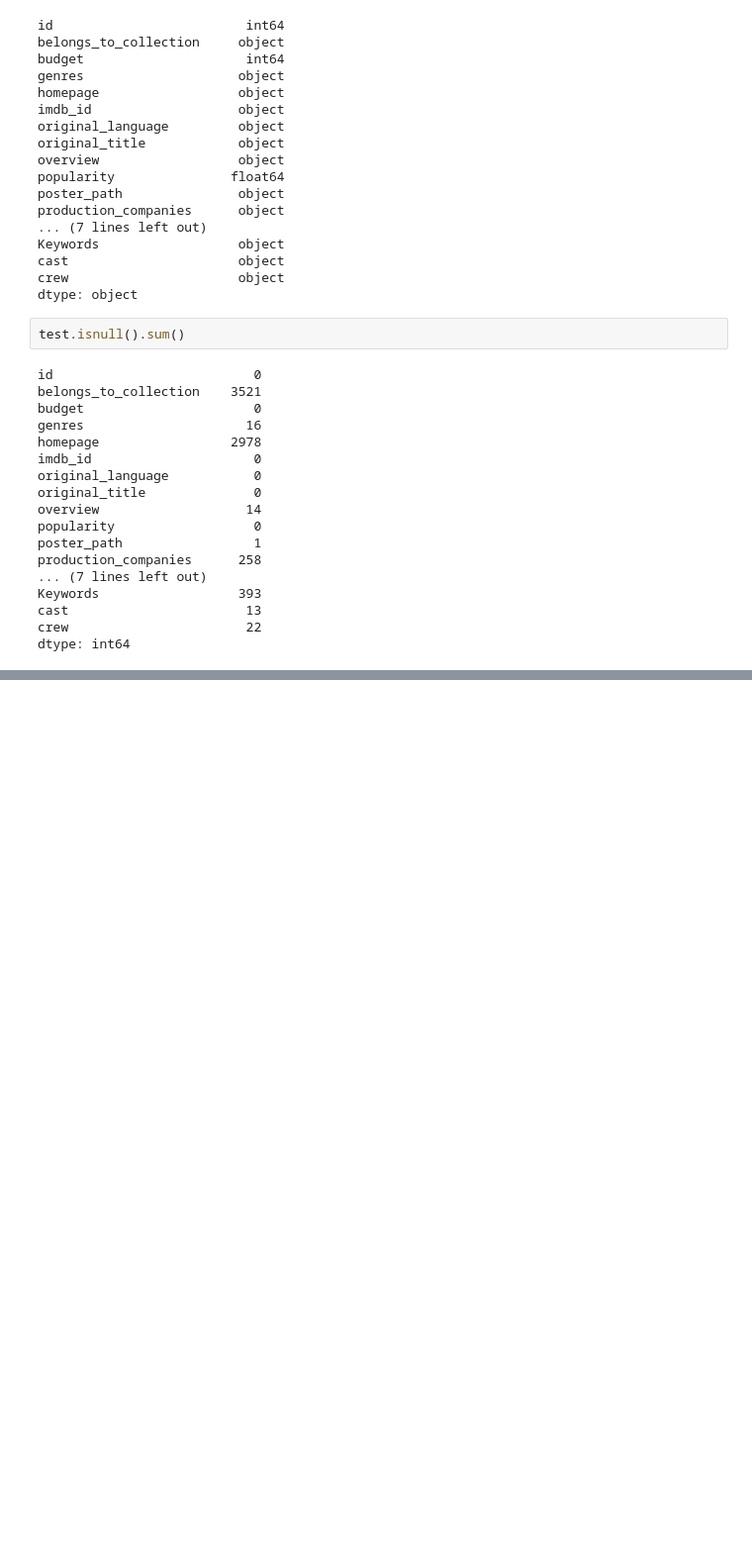
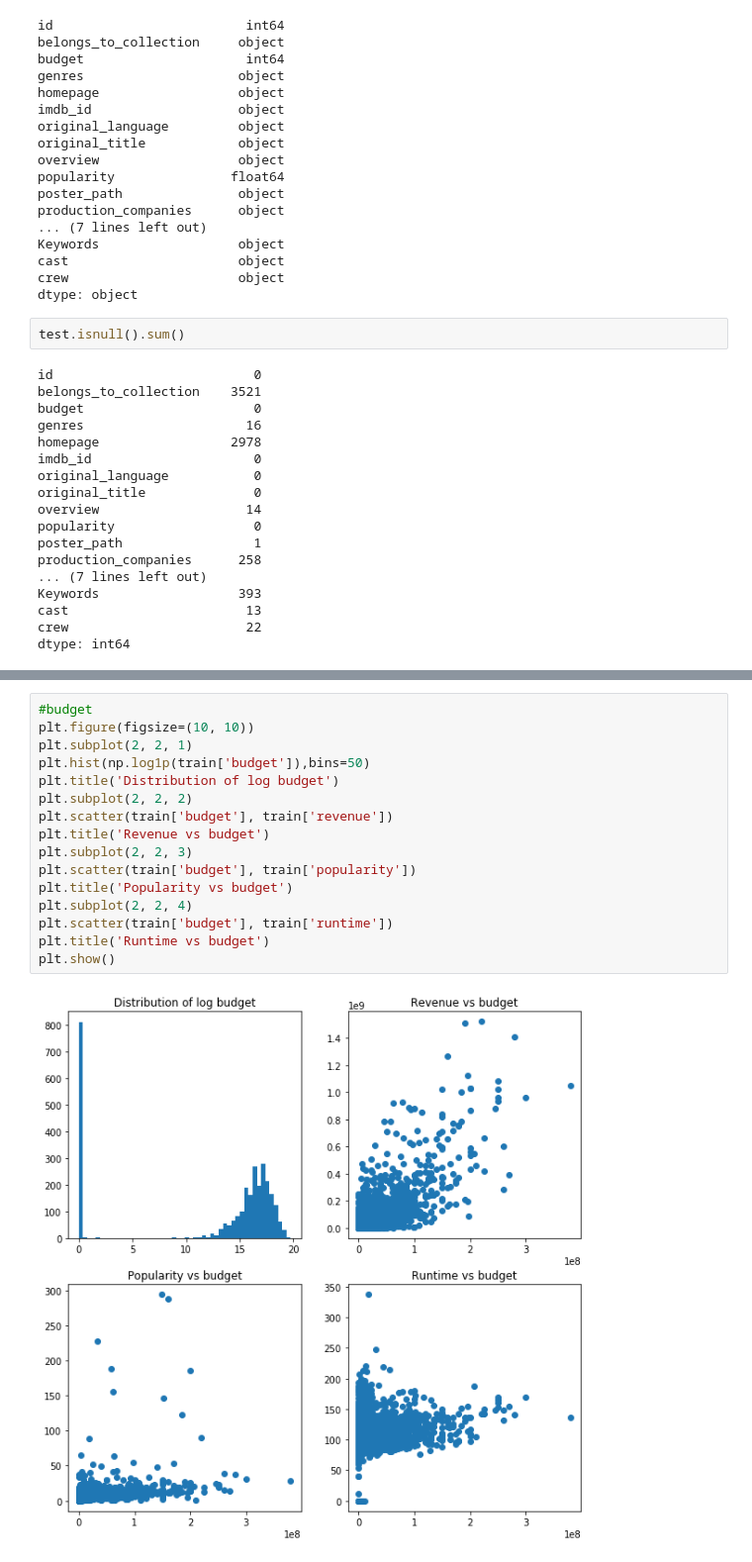
Before and after one commit to qiaozhi9092/tmdb_box_office_prediction, a Jupyter notebook: tmdb.ipynb, the cells around one changed output, grey strips where cells are left out. Shown at 99% size. Cells and saved outputs as stored; diff of their text form; blank space fills up the shorter version.

```diff
--- a/tmdb.ipynb
+++ b/tmdb.ipynb
@@ -147,0 +277,18 @@ dtype: int64
+# %%
+#budget
+plt.figure(figsize=(10, 10))
+plt.subplot(2, 2, 1)
+plt.hist(np.log1p(train['budget']),bins=50)
+plt.title('Distribution of log budget')
+plt.subplot(2, 2, 2)
+plt.scatter(train['budget'], train['revenue'])
+plt.title('Revenue vs budget')
+plt.subplot(2, 2, 3)
+plt.scatter(train['budget'], train['popularity'])
+plt.title('Popularity vs budget')
+plt.subplot(2, 2, 4)
+plt.scatter(train['budget'], train['runtime'])
+plt.title('Runtime vs budget')
+plt.show()
+# %% [output]
+[figure, added]
```
Also changed, not shown: parts of 18 cells of this notebook.
